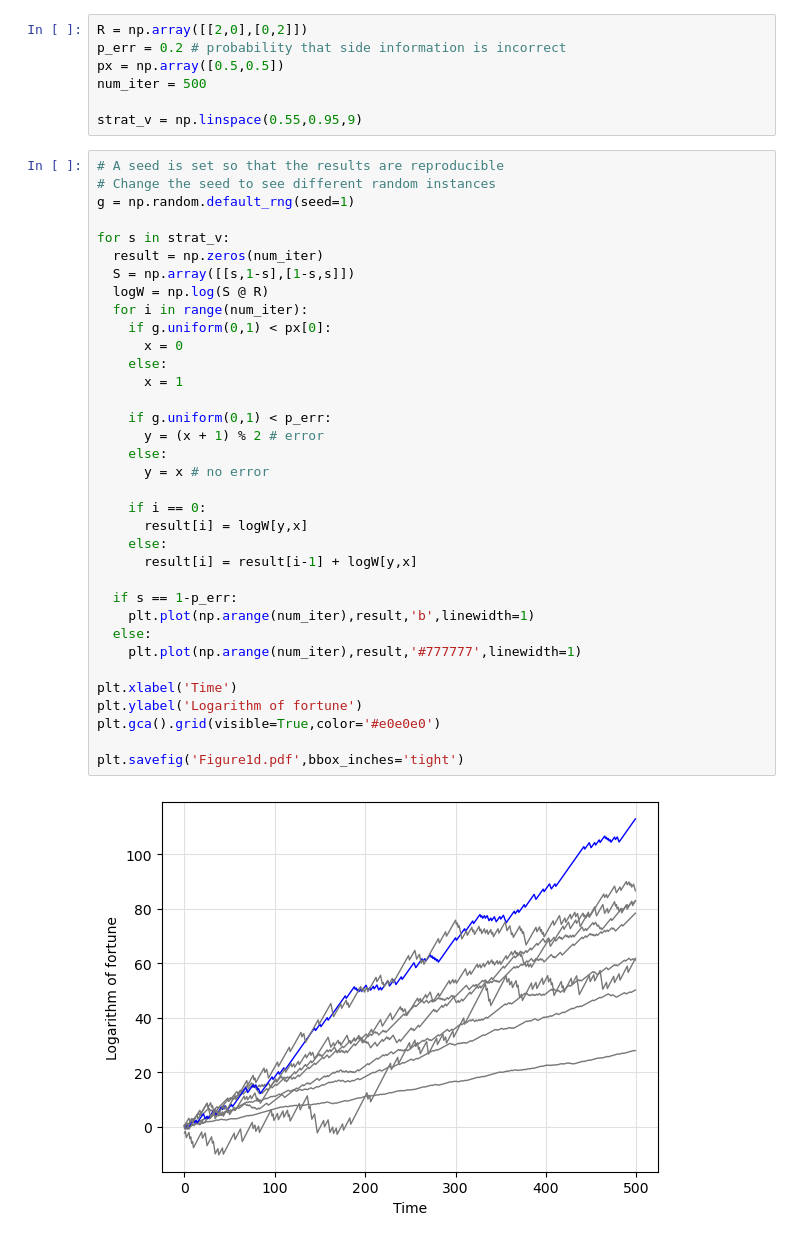
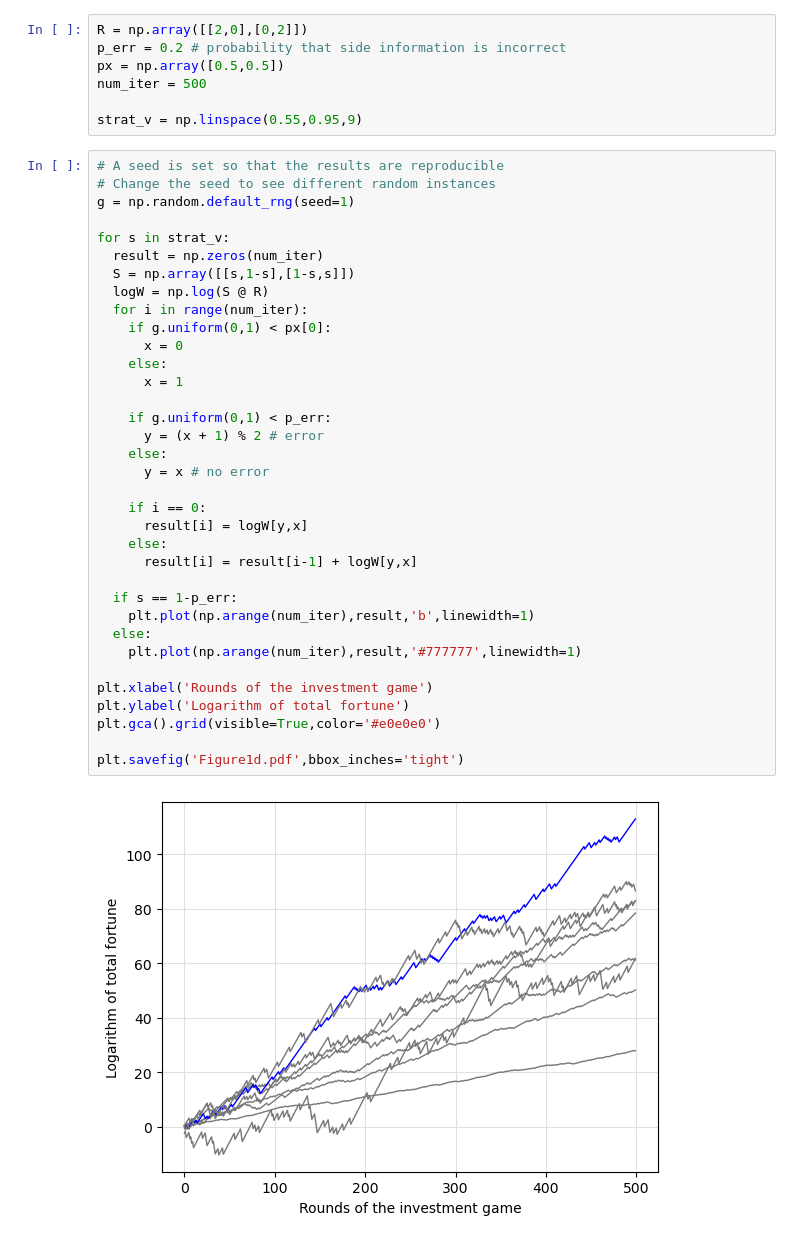
Before and after one commit to andreweckford/Distortion-and-fitness, a Jupyter notebook: Notebook-to-generate-Figure-1d.ipynb, the cells around one changed output. Cells and saved outputs as stored; diff of their text form.

```diff
--- a/Notebook-to-generate-Figure-1d.ipynb
+++ b/Notebook-to-generate-Figure-1d.ipynb
@@ -15,33 +15,33 @@ g = np.random.default_rng(seed=1)
 
 for s in strat_v:
   result = np.zeros(num_iter)
   S = np.array([[s,1-s],[1-s,s]])
   logW = np.log(S @ R)
   for i in range(num_iter):
     if g.uniform(0,1) < px[0]:
       x = 0
     else:
       x = 1
 
     if g.uniform(0,1) < p_err:
       y = (x + 1) % 2 # error
     else:
       y = x # no error
 
     if i == 0:
       result[i] = logW[y,x]
     else:
       result[i] = result[i-1] + logW[y,x]
 
   if s == 1-p_err:
     plt.plot(np.arange(num_iter),result,'b',linewidth=1)
   else:
     plt.plot(np.arange(num_iter),result,'#777777',linewidth=1)
 
-plt.xlabel('Time')
-plt.ylabel('Logarithm of fortune')
+plt.xlabel('Rounds of the investment game')
+plt.ylabel('Logarithm of total fortune')
 plt.gca().grid(visible=True,color='#e0e0e0')
 
 plt.savefig('Figure1d.pdf',bbox_inches='tight')
 # %% [output]
-[figure, old version]
+[figure, new version]
```
